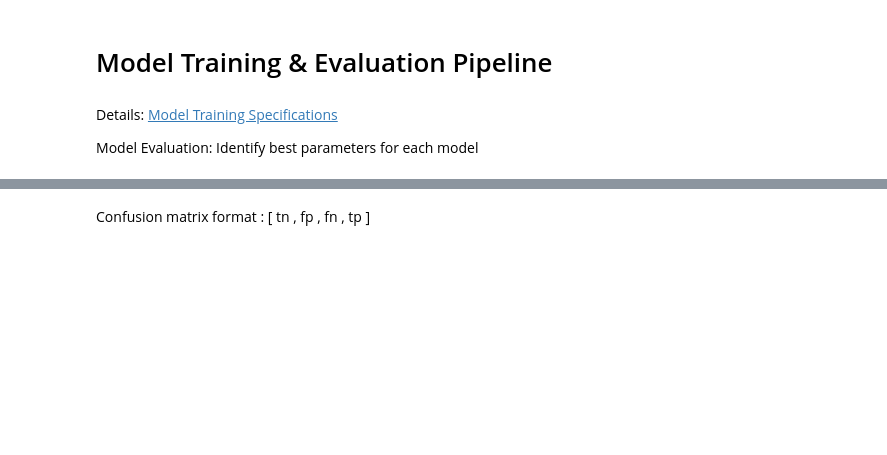
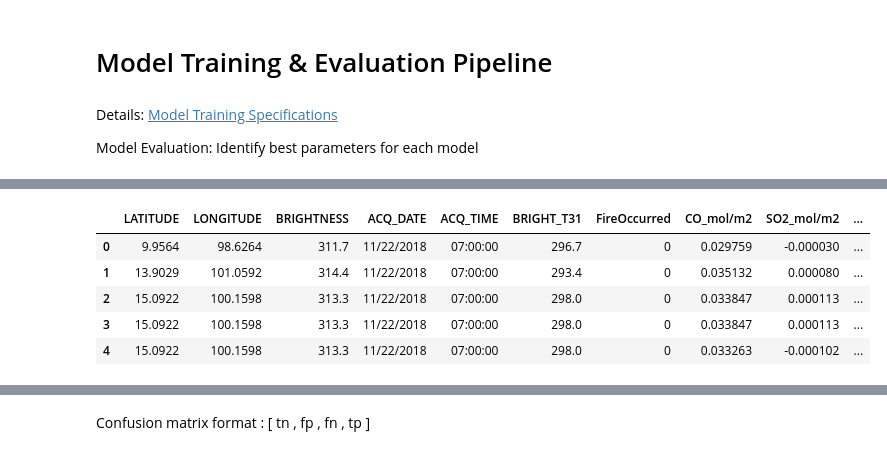
Before and after one commit to ManapatWeeramongkolkul/ForestFireML, a Jupyter notebook: ModelTraining_Pipeline.ipynb, the cells around one changed output, grey strips where cells are left out. Cells and saved outputs as stored; diff of their text form; code cells hidden in the pictures; blank space fills up the shorter version.

```diff
--- a/ModelTraining_Pipeline.ipynb
+++ b/ModelTraining_Pipeline.ipynb
@@ -17,8 +19,15 @@ drive.mount('/content/drive')
 # %%
 # Data Source
 
 df = pd.read_csv("/content/drive/MyDrive/Senior Project/Datasets/test_gee.csv")
 # df = pd.read_csv("/content/drive/MyDrive/Senior Project/Datasets/test.csv")
 
-df = df.drop('Unnamed: 0', axis=1)
+df = df.drop(columns = ['Unnamed: 0', 'lat_min', 'lat_max', 'long_min', 'long_max','DAYNIGHT'], axis=1)
 df.head()
+# %% [output]
+|  | LATITUDE | LONGITUDE | BRIGHTNESS | ACQ_DATE | ACQ_TIME | BRIGHT_T31 | FireOccurred | CO_mol/m2 | SO2_mol/m2 | ... |
+| 0 | 9.9564 | 98.6264 | 311.7 | 11/22/2018 | 07:00:00 | 296.7 | 0 | 0.029759 | -0.000030 | ... |
+| 1 | 13.9029 | 101.0592 | 314.4 | 11/22/2018 | 07:00:00 | 293.4 | 0 | 0.035132 | 0.000080 | ... |
+| 2 | 15.0922 | 100.1598 | 313.3 | 11/22/2018 | 07:00:00 | 298.0 | 0 | 0.033847 | 0.000113 | ... |
+| 3 | 15.0922 | 100.1598 | 313.3 | 11/22/2018 | 07:00:00 | 298.0 | 0 | 0.033847 | 0.000113 | ... |
+| 4 | 15.0922 | 100.1598 | 313.3 | 11/22/2018 | 07:00:00 | 298.0 | 0 | 0.033263 | -0.000102 | ... |
```
Also changed, not shown: parts of 18 cells of this notebook.
